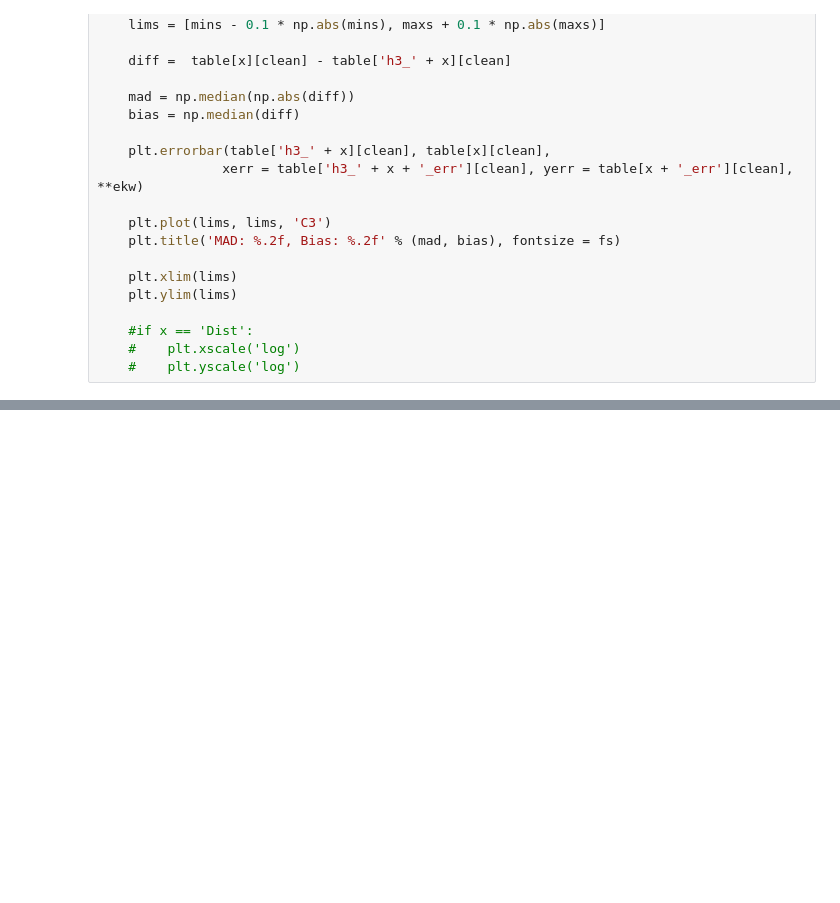
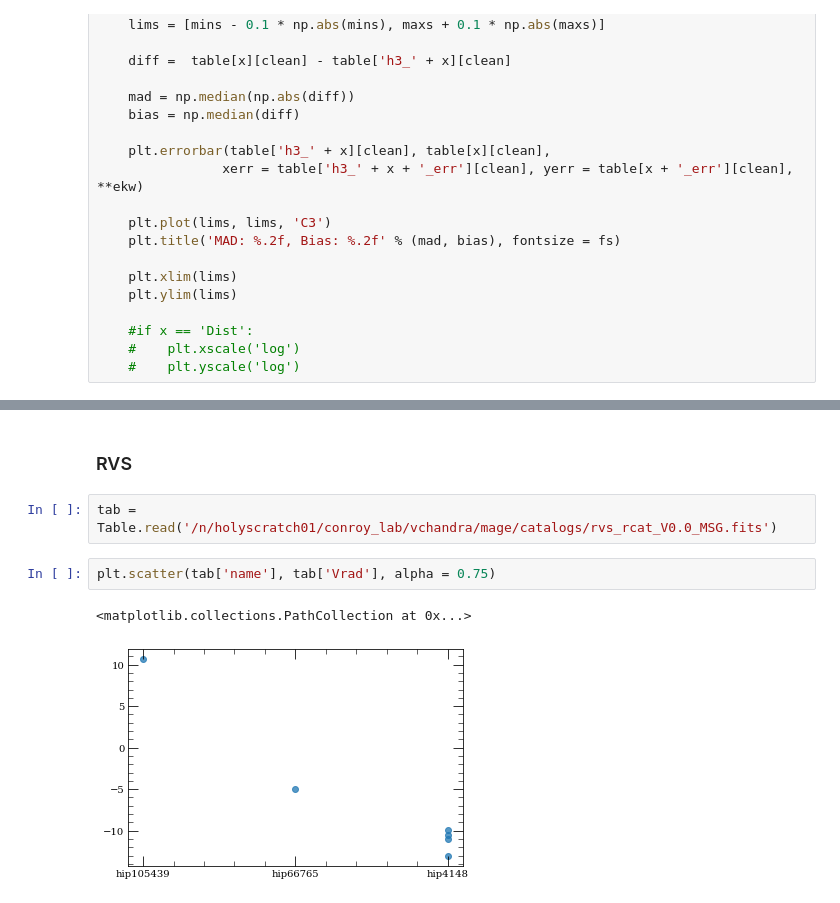
Before and after one commit to vedantchandra/merlin, a Jupyter notebook: pipeline/nb/05_h3cal.ipynb, the cells around one changed output, grey strips where cells are left out. Cells and saved outputs as stored; diff of their text form; blank space fills up the shorter version.

```diff
--- a/pipeline/nb/05_h3cal.ipynb
+++ b/pipeline/nb/05_h3cal.ipynb
@@ -81,0 +89,9 @@ plt.tight_layout()
+# %% [markdown]
+### RVS
+# %%
+tab = Table.read('/n/holyscratch01/conroy_lab/vchandra/mage/catalogs/rvs_rcat_V0.0_MSG.fits')
+# %%
+plt.scatter(tab['name'], tab['Vrad'], alpha = 0.75)
+# %% [output]
+<matplotlib.collections.PathCollection at 0x...>
+[figure, added]
```
Also changed, not shown: parts of 8 cells of this notebook, 3 other files.
